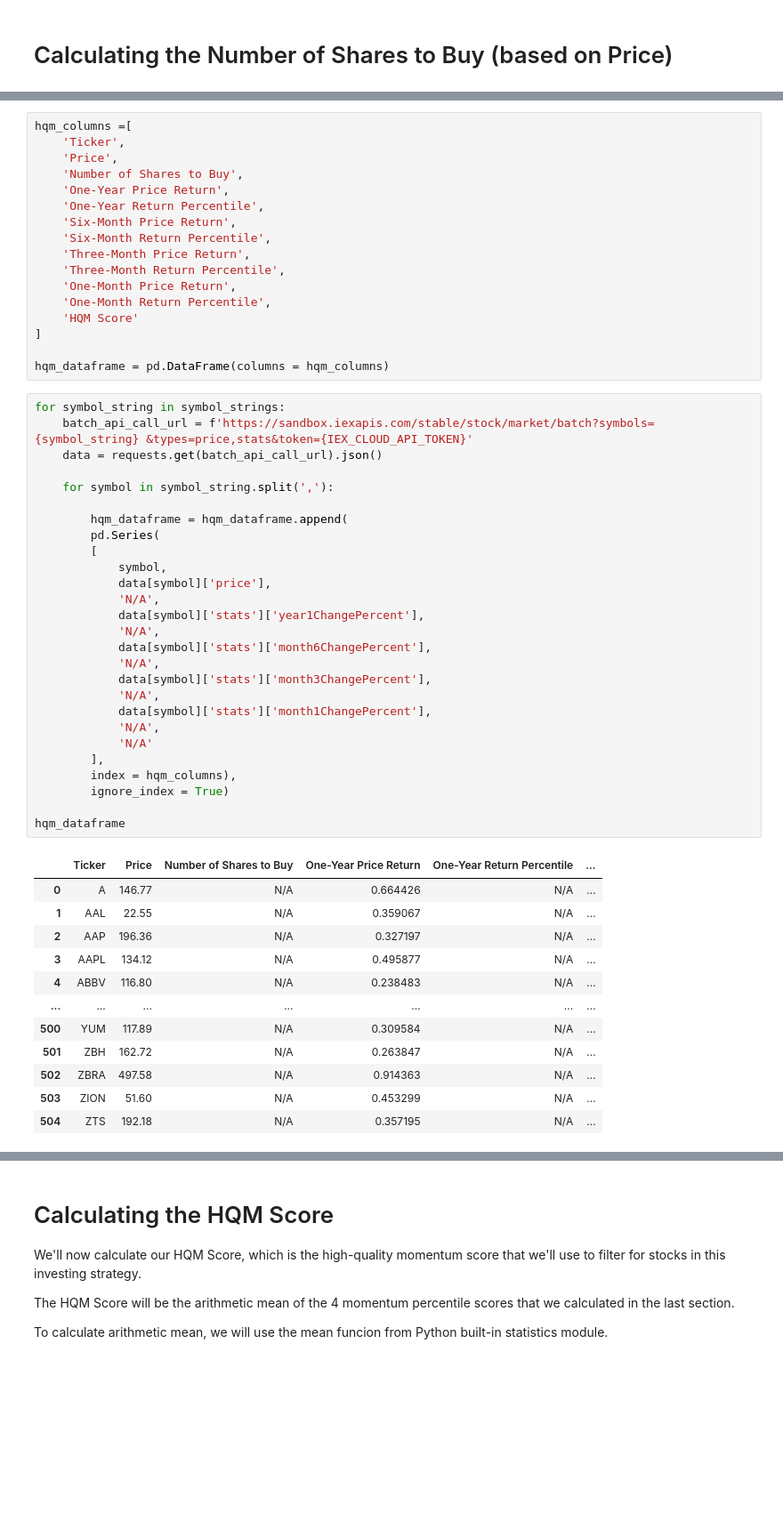
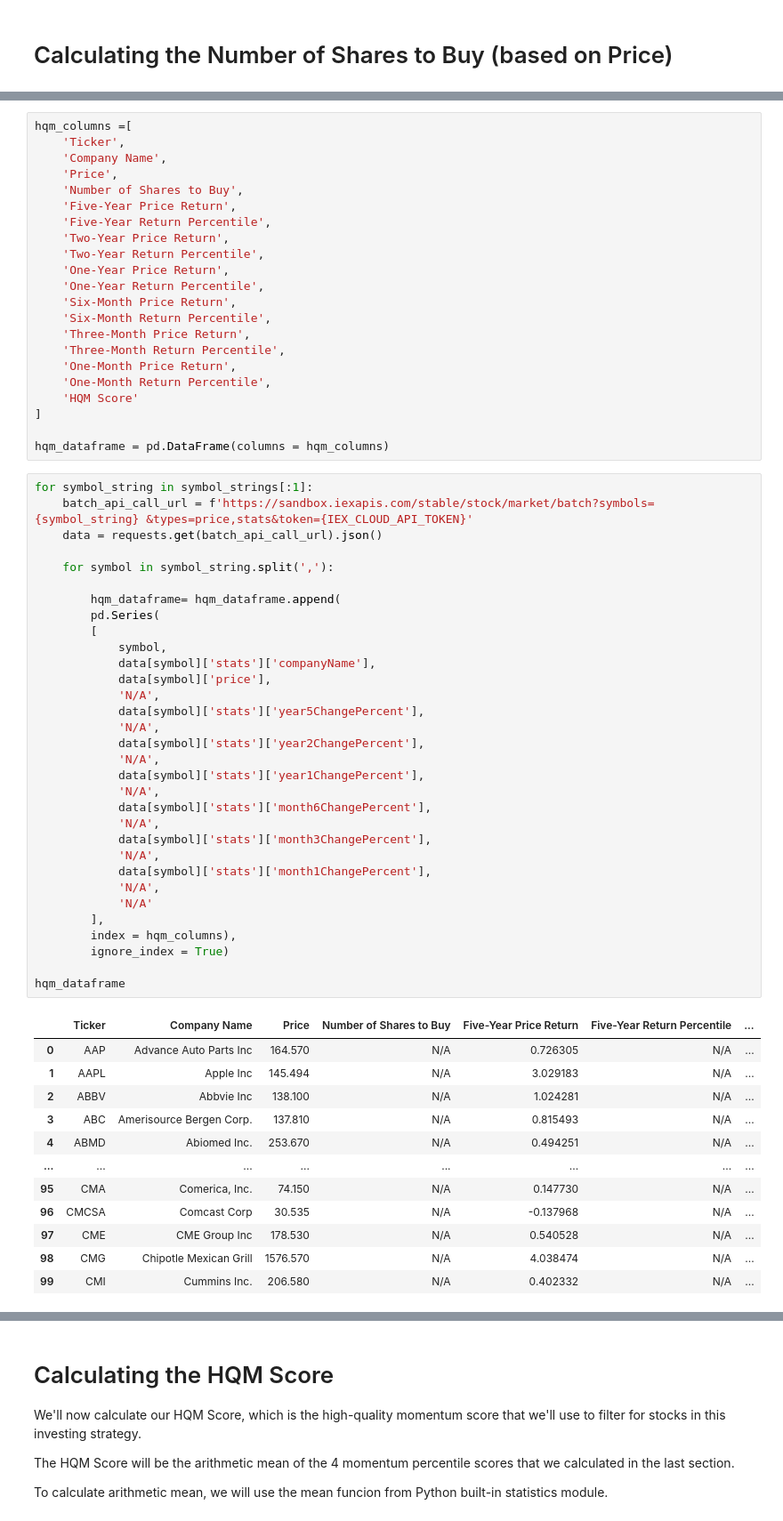
Before and after one commit to Antunes1993/AlgorithmicTrading, a Jupyter notebook: Project 2 - Quantitative Momentum Screener.ipynb, the cells around one changed output, grey strips where cells are left out. Shown: that part at 89% size. Saved outputs shown, nothing was run; the diff lists cells and outputs as text; blank space fills up the shorter version.

```diff
--- a/Project 2 - Quantitative Momentum Screener.ipynb
+++ b/Project 2 - Quantitative Momentum Screener.ipynb
@@ -186,8 +187,13 @@ Ps: I had problems calculating the percentiles so, I used the columns Price Retu
 # %%
 hqm_columns =[
     'Ticker',
+    'Company Name',
     'Price',
     'Number of Shares to Buy',
+    'Five-Year Price Return',
+    'Five-Year Return Percentile',
+    'Two-Year Price Return',
+    'Two-Year Return Percentile',
     'One-Year Price Return',
     'One-Year Return Percentile',
     'Six-Month Price Return',
@@ -201,42 +207,47 @@ hqm_columns =[
 
 hqm_dataframe = pd.DataFrame(columns = hqm_columns)
 # %%
-for symbol_string in symbol_strings:
+for symbol_string in symbol_strings[:1]:
     batch_api_call_url = f'https://sandbox.iexapis.com/stable/stock/market/batch?symbols={symbol_string} &types=price,stats&token={IEX_CLOUD_API_TOKEN}'
     data = requests.get(batch_api_call_url).json()
 
     for symbol in symbol_string.split(','):
 
-        hqm_dataframe = hqm_dataframe.append(
+        hqm_dataframe= hqm_dataframe.append(
         pd.Series(
         [
             symbol,
+            data[symbol]['stats']['companyName'],
             data[symbol]['price'],
+            'N/A',
+            data[symbol]['stats']['year5ChangePercent'],
+            'N/A',
+            data[symbol]['stats']['year2ChangePercent'],
             'N/A',
             data[symbol]['stats']['year1ChangePercent'],
             'N/A',
             data[symbol]['stats']['month6ChangePercent'],
             'N/A',
             data[symbol]['stats']['month3ChangePercent'],
             'N/A',
             data[symbol]['stats']['month1ChangePercent'],
             'N/A',
             'N/A'
         ],
         index = hqm_columns),
         ignore_index = True)
 
 hqm_dataframe
 # %% [output]
-|  | Ticker | Price | Number of Shares to Buy | One-Year Price Return | One-Year Return Percentile | ... |
-| 0 | A | 146.77 | N/A | 0.664426 | N/A | ... |
-| 1 | AAL | 22.55 | N/A | 0.359067 | N/A | ... |
-| 2 | AAP | 196.36 | N/A | 0.327197 | N/A | ... |
-| 3 | AAPL | 134.12 | N/A | 0.495877 | N/A | ... |
-| 4 | ABBV | 116.80 | N/A | 0.238483 | N/A | ... |
-| ... | ... | ... | ... | ... | ... | ... |
-| 500 | YUM | 117.89 | N/A | 0.309584 | N/A | ... |
-| 501 | ZBH | 162.72 | N/A | 0.263847 | N/A | ... |
-| 502 | ZBRA | 497.58 | N/A | 0.914363 | N/A | ... |
-| 503 | ZION | 51.60 | N/A | 0.453299 | N/A | ... |
-| 504 | ZTS | 192.18 | N/A | 0.357195 | N/A | ... |
+|  | Ticker | Company Name | Price | Number of Shares to Buy | Five-Year Price Return | Five-Year Return Percentile | ... |
+| 0 | AAP | Advance Auto Parts Inc | 164.570 | N/A | 0.726305 | N/A | ... |
+| 1 | AAPL | Apple Inc | 145.494 | N/A | 3.029183 | N/A | ... |
+| 2 | ABBV | Abbvie Inc | 138.100 | N/A | 1.024281 | N/A | ... |
+| 3 | ABC | Amerisource Bergen Corp. | 137.810 | N/A | 0.815493 | N/A | ... |
+| 4 | ABMD | Abiomed Inc. | 253.670 | N/A | 0.494251 | N/A | ... |
+| ... | ... | ... | ... | ... | ... | ... | ... |
+| 95 | CMA | Comerica, Inc. | 74.150 | N/A | 0.147730 | N/A | ... |
+| 96 | CMCSA | Comcast Corp | 30.535 | N/A | -0.137968 | N/A | ... |
+| 97 | CME | CME Group Inc | 178.530 | N/A | 0.540528 | N/A | ... |
+| 98 | CMG | Chipotle Mexican Grill | 1576.570 | N/A | 4.038474 | N/A | ... |
+| 99 | CMI | Cummins Inc. | 206.580 | N/A | 0.402332 | N/A | ... |
```
Also changed, not shown: parts of 11 cells of this notebook, 8 other files.
